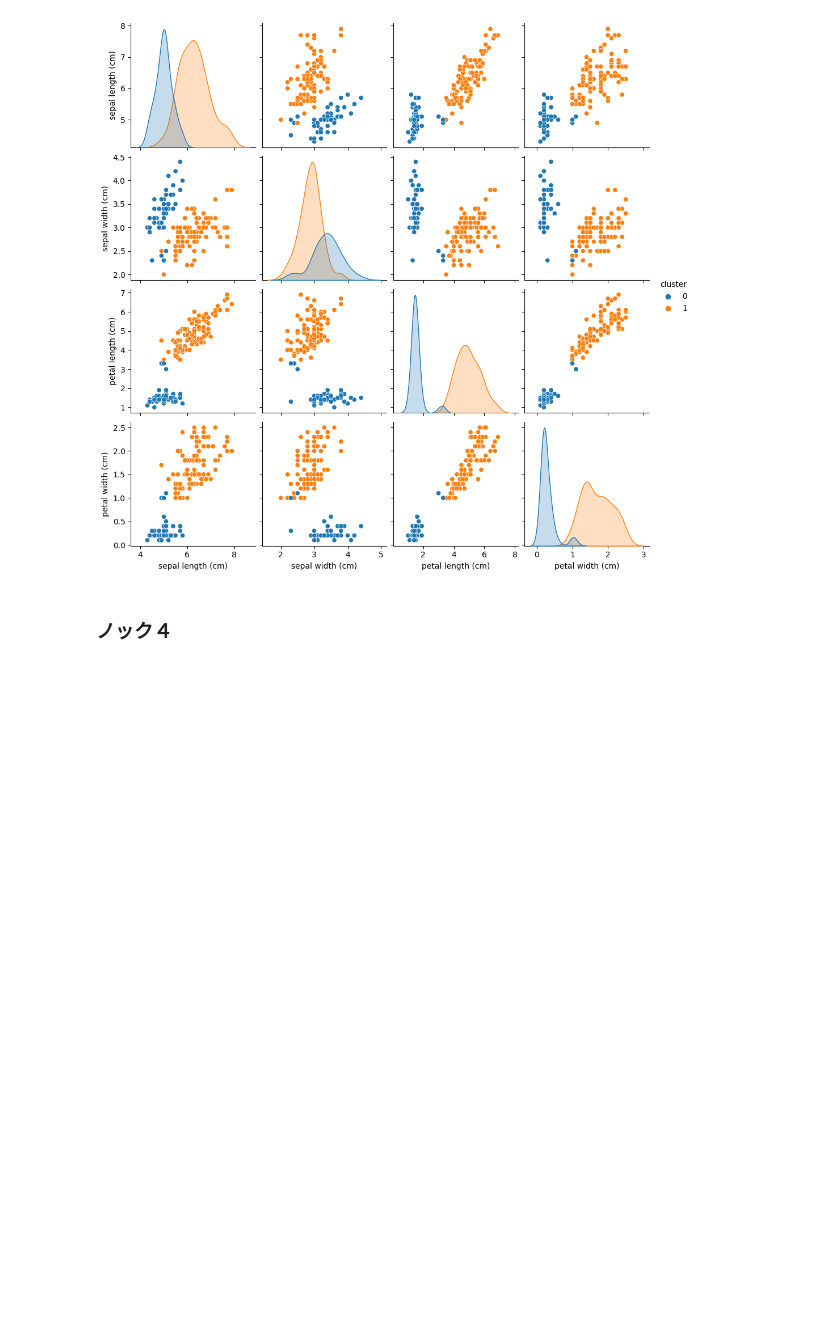
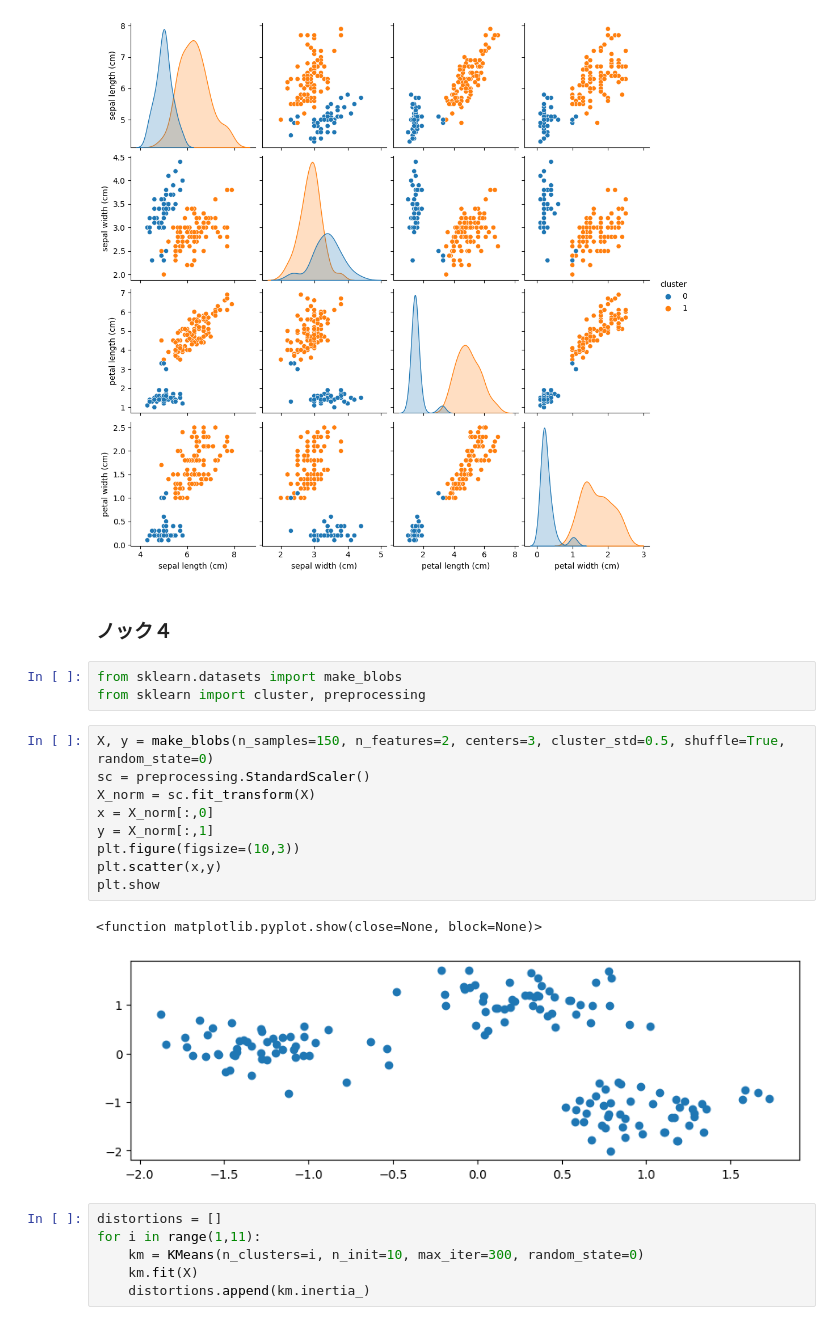
Before and after one commit to setouchi-h/Python_practice, a Jupyter notebook: 02_100_knock_AI_model_construction/chapter_1/01_knock.ipynb, the cells around one changed output. Drawn from its saved outputs; the diff is of its cells as text; blank space fills up the shorter version.

```diff
--- a/02_100_knock_AI_model_construction/chapter_1/01_knock.ipynb
+++ b/02_100_knock_AI_model_construction/chapter_1/01_knock.ipynb
@@ -150,3 +150,24 @@ ARI: 0.54
 [figure]
 # %% [markdown]
 ### ノック４
+# %%
+from sklearn.datasets import make_blobs
+from sklearn import cluster, preprocessing
+# %%
+X, y = make_blobs(n_samples=150, n_features=2, centers=3, cluster_std=0.5, shuffle=True, random_state=0)
+sc = preprocessing.StandardScaler()
+X_norm = sc.fit_transform(X)
+x = X_norm[:,0]
+y = X_norm[:,1]
+plt.figure(figsize=(10,3))
+plt.scatter(x,y)
+plt.show
+# %% [output]
+<function matplotlib.pyplot.show(close=None, block=None)>
+[figure, added]
+# %%
+distortions = []
+for i in range(1,11):
+    km = KMeans(n_clusters=i, n_init=10, max_iter=300, random_state=0)
+    km.fit(X)
+    distortions.append(km.inertia_)
```
Also changed, not shown: parts of 23 cells of this notebook.
